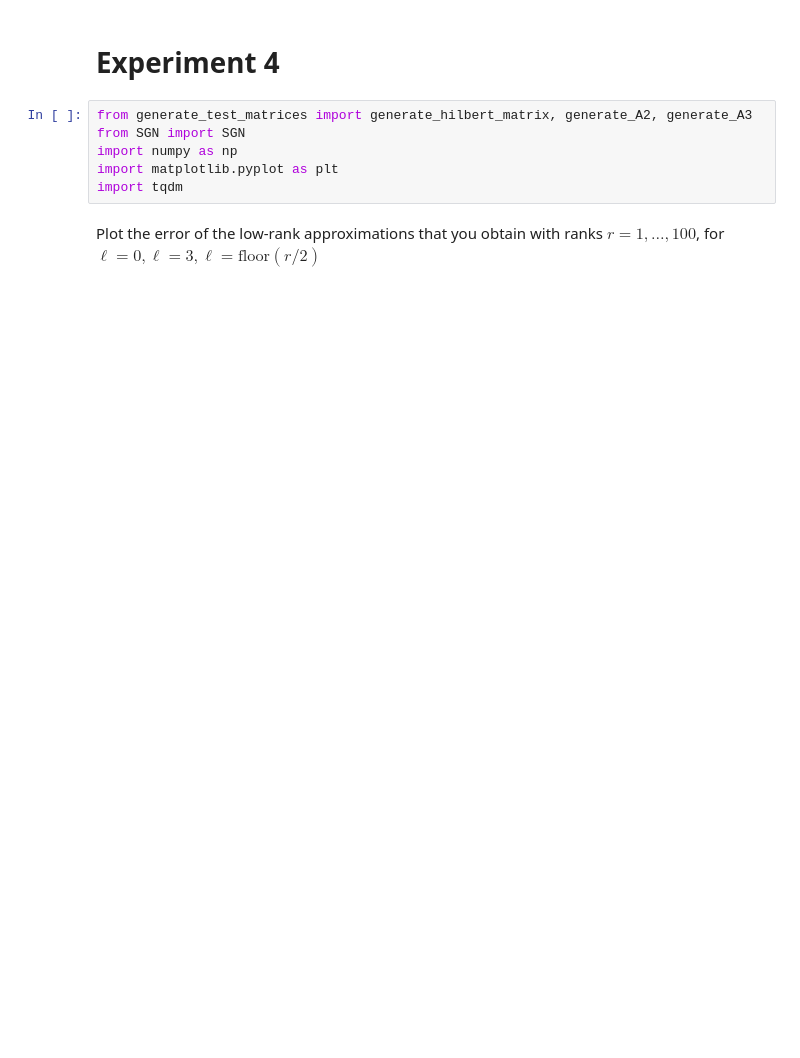
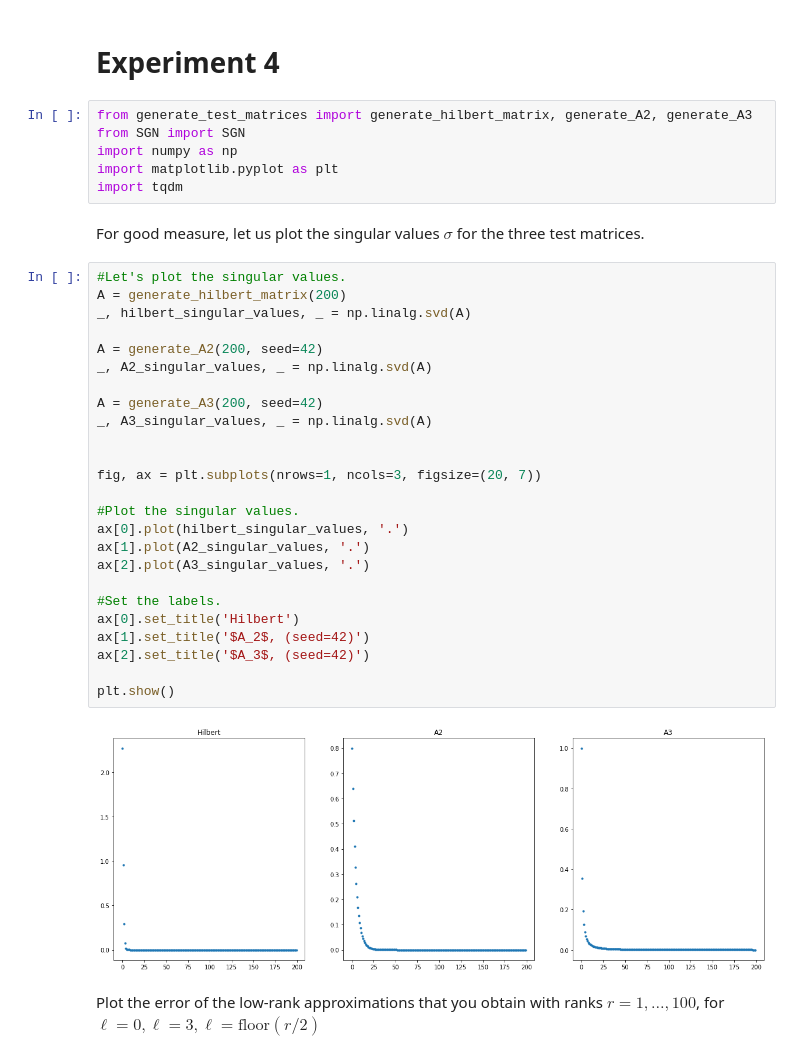
Before and after one commit to vstenby/MATH403_SketchingProject, a Jupyter notebook: Experiments.ipynb, the cells around one changed output. Drawn from its saved outputs; the diff is of its cells as text; blank space fills up the shorter version.

```diff
--- a/Experiments.ipynb
+++ b/Experiments.ipynb
@@ -6,6 +6,35 @@ from SGN import SGN
 import numpy as np
 import matplotlib.pyplot as plt
 import tqdm
+# %% [markdown]
+For good measure, let us plot the singular values $\sigma$ for the three test matrices.
+# %%
+#Let's plot the singular values.
+A = generate_hilbert_matrix(200)
+_, hilbert_singular_values, _ = np.linalg.svd(A)
+
+A = generate_A2(200, seed=42)
+_, A2_singular_values, _ = np.linalg.svd(A)
+
+A = generate_A3(200, seed=42)
+_, A3_singular_values, _ = np.linalg.svd(A)
+
+
+fig, ax = plt.subplots(nrows=1, ncols=3, figsize=(20, 7))
+
+#Plot the singular values.
+ax[0].plot(hilbert_singular_values, '.')
+ax[1].plot(A2_singular_values, '.')
+ax[2].plot(A3_singular_values, '.')
+
+#Set the labels.
+ax[0].set_title('Hilbert')
+ax[1].set_title('$A_2$, (seed=42)')
+ax[2].set_title('$A_3$, (seed=42)')
+
+plt.show()
+# %% [output]
+[figure, added]
 # %% [markdown]
 Plot the error of the low-rank approximations that you obtain with ranks $r = 1, \dots, 100$, for $\ell = 0, \ell = 3, \ell = \text{floor}(r/2)$
 # %%
```
Also changed, not shown: parts of 13 cells of this notebook, 1 other file.
